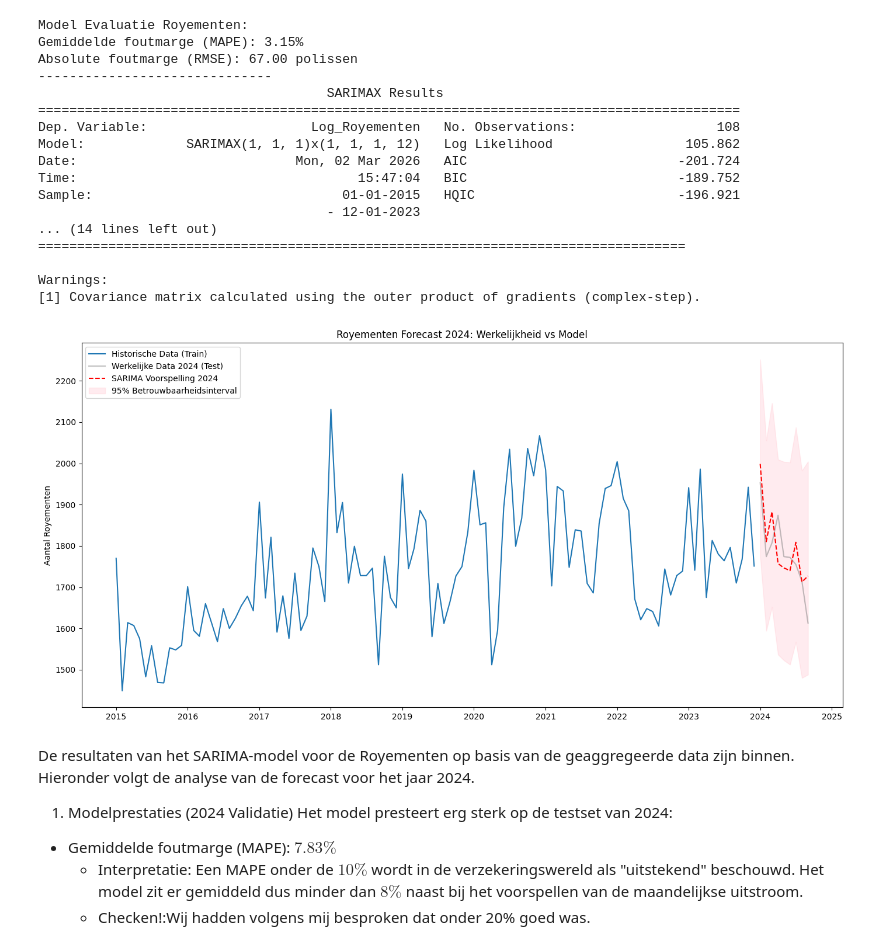
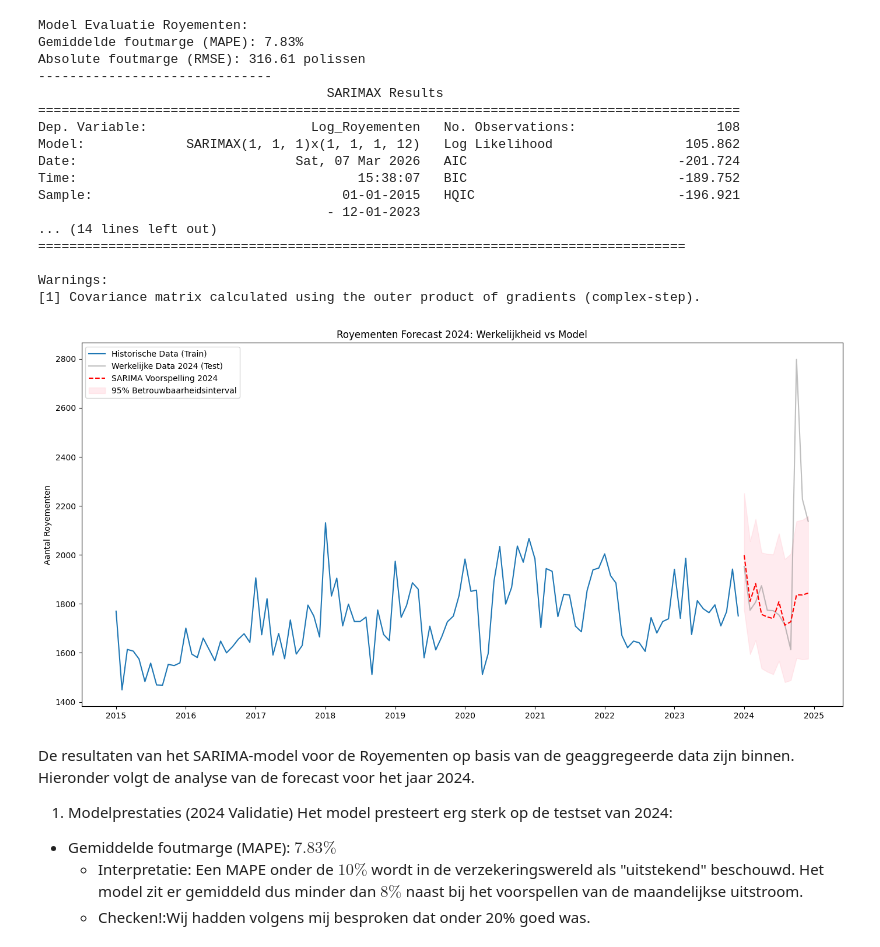
Before and after one commit to wmvanhuis/MADS-ML-Graduation_Project_Bovemij, a Jupyter notebook: notebooks/timeseries/model timeseries royementen.ipynb, the cells around one changed output. Saved outputs shown, nothing was run; the diff lists cells and outputs as text; code cells hidden in the pictures.

```diff
--- a/notebooks/timeseries/model timeseries royementen.ipynb
+++ b/notebooks/timeseries/model timeseries royementen.ipynb
@@ -15,7 +15,7 @@ df.index.freq = 'MS'
 
 # 1. Splitsen in Train en Test
 train = df[:'2023-12-01']
-test = df['2024-01-01':'2024-09-01']
+test = df['2024-01-01':'2024-12-01']
 
 target_col = 'Log_Royementen'
 
@@ -48,38 +48,38 @@ plt.fill_between(forecast_final.index, lower_bound, upper_bound, color='pink', a
 
 plt.title('Royementen Forecast 2024: Werkelijkheid vs Model')
 plt.ylabel('Aantal Royementen')
 plt.legend()
 plt.tight_layout()
 #plt.savefig('royementen_forecast_2024.png')
 
 # 6. Evaluatie scores
 mape = mean_absolute_percentage_error(actual_final, forecast_final)
 rmse = np.sqrt(mean_squared_error(actual_final, forecast_final))
 
 print(f"Model Evaluatie Royementen:")
 print(f"Gemiddelde foutmarge (MAPE): {mape:.2%}")
 print(f"Absolute foutmarge (RMSE): {rmse:.2f} polissen")
 print("-" * 30)
 print(model_fit.summary())
 # %% [output]
 Model Evaluatie Royementen:
-Gemiddelde foutmarge (MAPE): 3.15%
-Absolute foutmarge (RMSE): 67.00 polissen
+Gemiddelde foutmarge (MAPE): 7.83%
+Absolute foutmarge (RMSE): 316.61 polissen
 ------------------------------
                                      SARIMAX Results
 ==========================================================================================
 Dep. Variable:                     Log_Royementen   No. Observations:                  108
 Model:             SARIMAX(1, 1, 1)x(1, 1, 1, 12)   Log Likelihood                 105.862
-Date:                            Mon, 02 Mar 2026   AIC                           -201.724
-Time:                                    15:47:04   BIC                           -189.752
+Date:                            Sat, 07 Mar 2026   AIC                           -201.724
+Time:                                    15:38:07   BIC                           -189.752
 Sample:                                01-01-2015   HQIC                          -196.921
                                      - 12-01-2023
 ... (14 lines left out)
 ===================================================================================
 
 Warnings:
 [1] Covariance matrix calculated using the outer product of gradients (complex-step).
-[figure, old version]
+[figure, new version]
 # %% [markdown]
 De resultaten van het SARIMA-model voor de Royementen op basis van de geaggregeerde data zijn binnen. Hieronder volgt de analyse van de forecast voor het jaar 2024.
 1. Modelprestaties (2024 Validatie)
```
Also changed, not shown: parts of 9 cells of this notebook, 8 other files.
